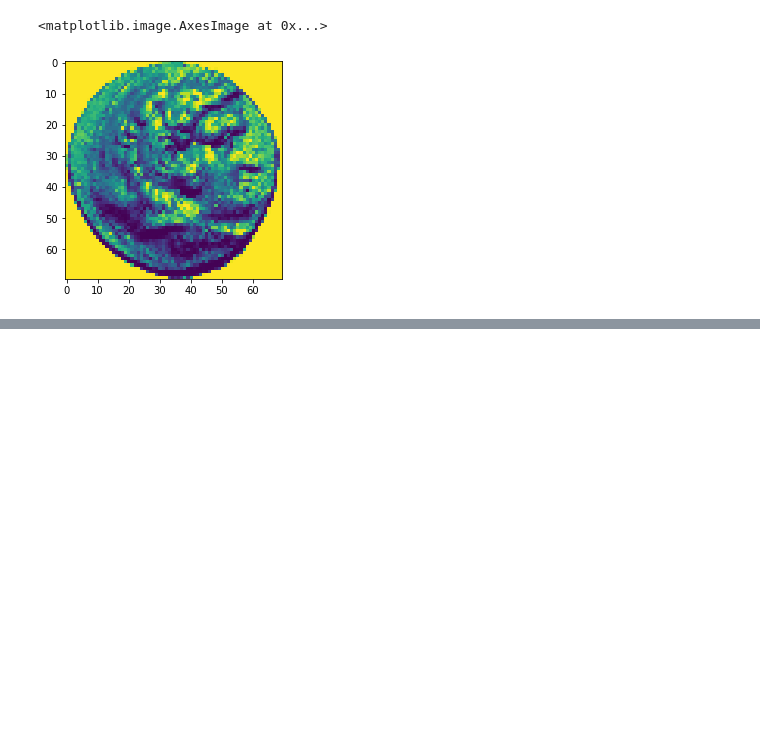
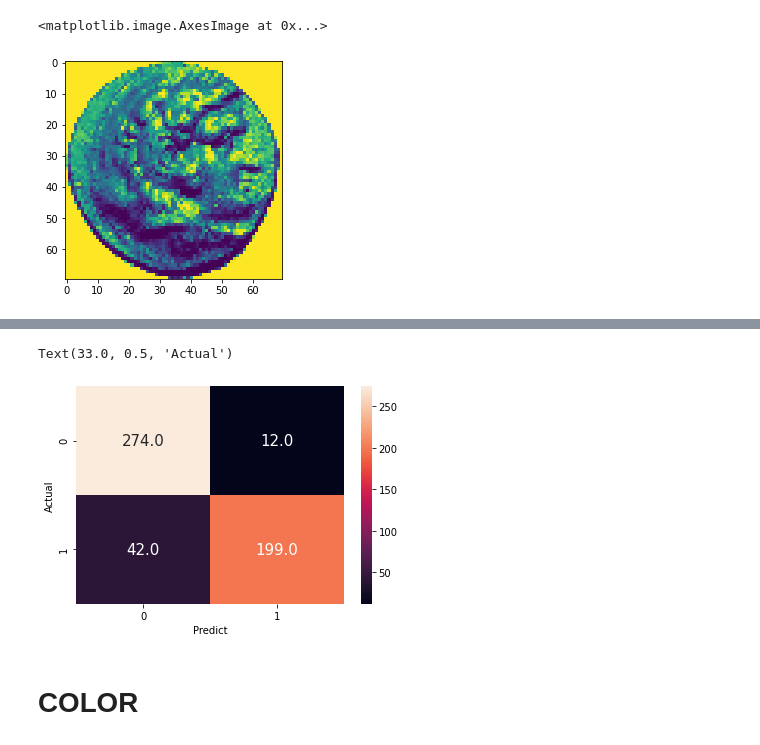
Before and after one commit to or-yitshak/ancient-coins, a Jupyter notebook: coin classification.ipynb, the cells around one changed output, grey strips where cells are left out. Drawn from its saved outputs; the diff is of its cells as text; code cells hidden in the pictures; blank space fills up the shorter version.

```diff
--- a/coin classification.ipynb
+++ b/coin classification.ipynb
@@ -235,0 +243,17 @@ test_loss, test_acc = model.evaluate(test_data_reshaped,  test_target, verbose=2
+# %%
+model = models.Sequential()
+model.add(layers.Conv2D(100, (3, 3), activation='relu', input_shape=(70, 70, 1)))
+model.add(layers.MaxPooling2D((2, 2)))
+model.add(layers.Conv2D(80, (3, 3), activation='relu'))
+model.add(layers.MaxPooling2D((2, 2)))
+model.add(layers.Conv2D(60, (3, 3), activation='relu'))
+model.add(layers.MaxPooling2D((2, 2)))
+model.add(layers.Conv2D(30, (3, 3), activation='relu'))
+model.add(layers.MaxPooling2D((2, 2)))
+
+
+model.add(layers.Flatten())
+model.add(layers.Dense(64, activation='relu'))
+model.add(layers.Dense(32, activation='relu'))
+model.add(layers.Dense(2))
+model.summary()
@@ -235,0 +278,6 @@ test_loss, test_acc = model.evaluate(test_data_reshaped,  test_target, verbose=2
+# %%
+model.compile(optimizer='adam',
+              loss=tf.keras.losses.SparseCategoricalCrossentropy(from_logits=True),
+              metrics=['accuracy'])
+
+history = model.fit(train_data_reshaped, train_target, epochs=18,batch_size=100)
@@ -235,0 +306,3 @@ test_loss, test_acc = model.evaluate(test_data_reshaped,  test_target, verbose=2
+# %%
+test_predict = np.argmax(model.predict(test_data_reshaped),axis=-1)
+print (classification_report(test_target,test_predict))
@@ -235,0 +319,10 @@ test_loss, test_acc = model.evaluate(test_data_reshaped,  test_target, verbose=2
+# %%
+cm = confusion_matrix(test_target,test_predict)
+sns.heatmap(cm,annot=True,annot_kws = {'size':15},fmt=".1f")
+plt.xlabel("Predict")
+plt.ylabel("Actual")
+# %% [output]
+Text(33.0, 0.5, 'Actual')
+[figure, added]
+# %% [markdown]
+# COLOR
```
Also changed, not shown: parts of 30 cells of this notebook.
